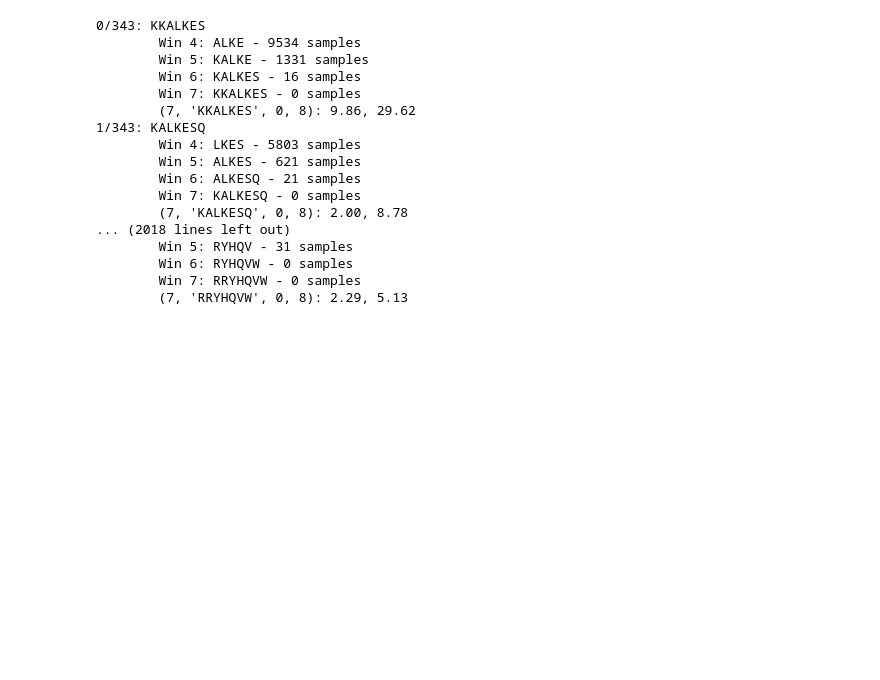
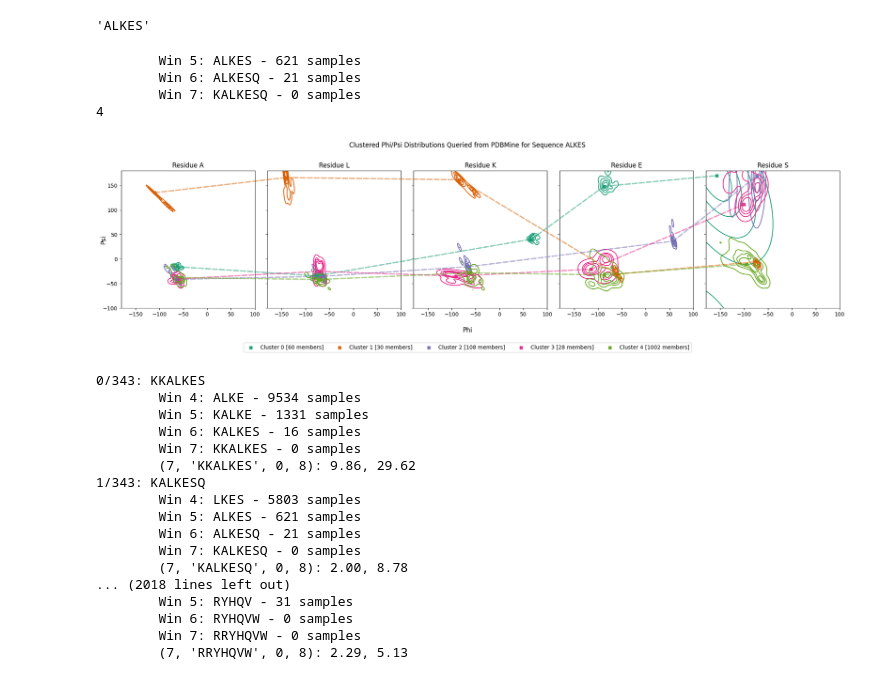
Before and after one commit to Musa-Azeem/protein-dihedral-visualization, a Jupyter notebook: full_window_567.ipynb, the cells around one changed output. Saved outputs shown, nothing was run; the diff lists cells and outputs as text; code cells hidden in the pictures; blank space fills up the shorter version.

```diff
--- a/full_window_567.ipynb
+++ b/full_window_567.ipynb
@@ -122,6 +147,10 @@ def plot(q, seq_ctxt, xrays, afs, clusters, phi_psi_dist, precomputed_dists):
     # )
     plt.tight_layout()
     plt.show()
+# %%
+(seq_ctxt)
+# %% [output]
+'ALKES'
 # %%
 def plot_simple(q, phi_psi_dist, clusters=None, xrays=None, c=None):
     fig, axes = plt.subplots(1,q.winsize, figsize=(q.winsize*4,5))
@@ -140 +232,28 @@ def plot_simple(q, phi_psi_dist, clusters=None, xrays=None, c=None):
+# %%
+seq_ctxt = seqs_for_window[1]
+_, info = get_phi_psi_dist(da.queries, seq_ctxt)
+for j in info:
+    print(f'\tWin {j[0]}: {j[1]} - {j[2]} samples')
+
+phi_psi_dist, phi_psi_dist_v = get_combined_phi_psi_dist(da, seq_ctxt)
+
+q = da.queries[0]
+xrays = get_xrays_window(da, q, seq_ctxt)
+preds = get_preds_window(da, q, seq_ctxt)
+afs = get_afs_window(da, q, seq_ctxt)
+
+precomputed_dists = precompute_dists(phi_psi_dist_v)
+n_clusters, clusters = find_clusters(precomputed_dists, 20)
+print(n_clusters - 1)
+precomputed_dists, phi_psi_dist_v, clusters = filter_precomputed_dists(precomputed_dists, phi_psi_dist_v, clusters)
+# %% [output]
+        Win 5: ALKES - 621 samples
+        Win 6: ALKESQ - 21 samples
+        Win 7: KALKESQ - 0 samples
+4
+# %%
+# plot(q, seq_ctxt, xrays, afs, clusters, phi_psi_dist_v, precomputed_dists)
+plot_cluster_medoids(q, phi_psi_dist_v, precomputed_dists, clusters, seq_ctxt)
+# %% [output]
+[figure, added]
 # %%
```
Also changed, not shown: parts of 6 cells of this notebook, 7 other files.
